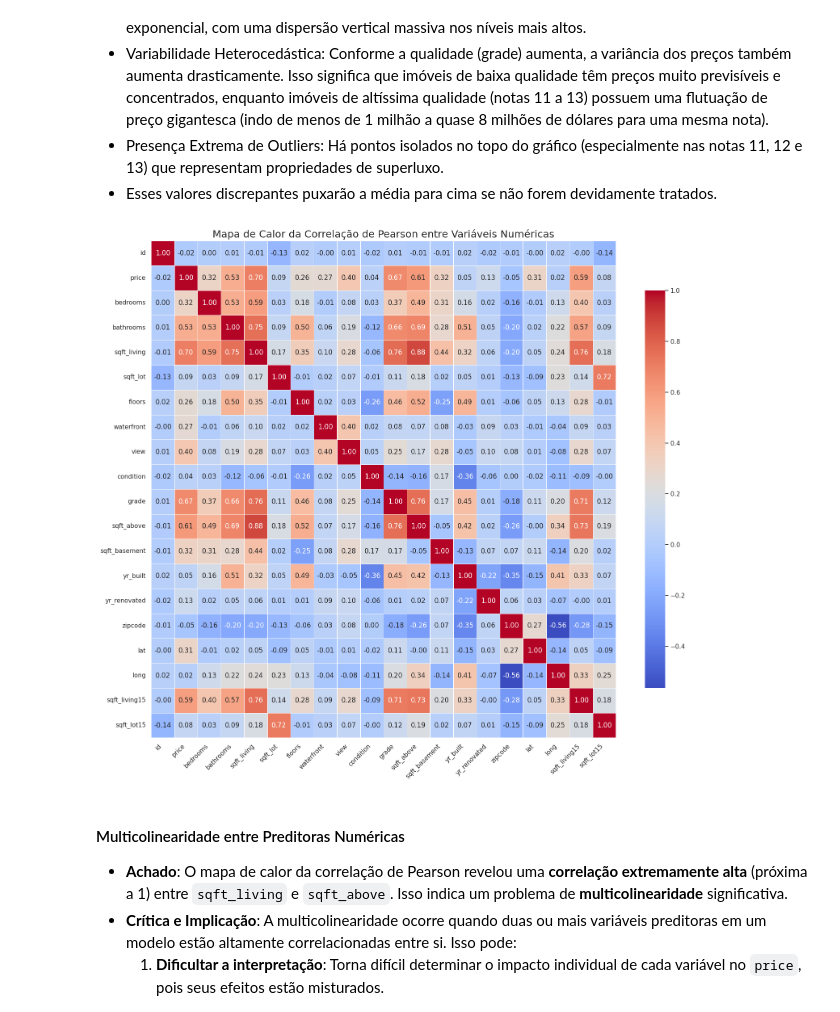
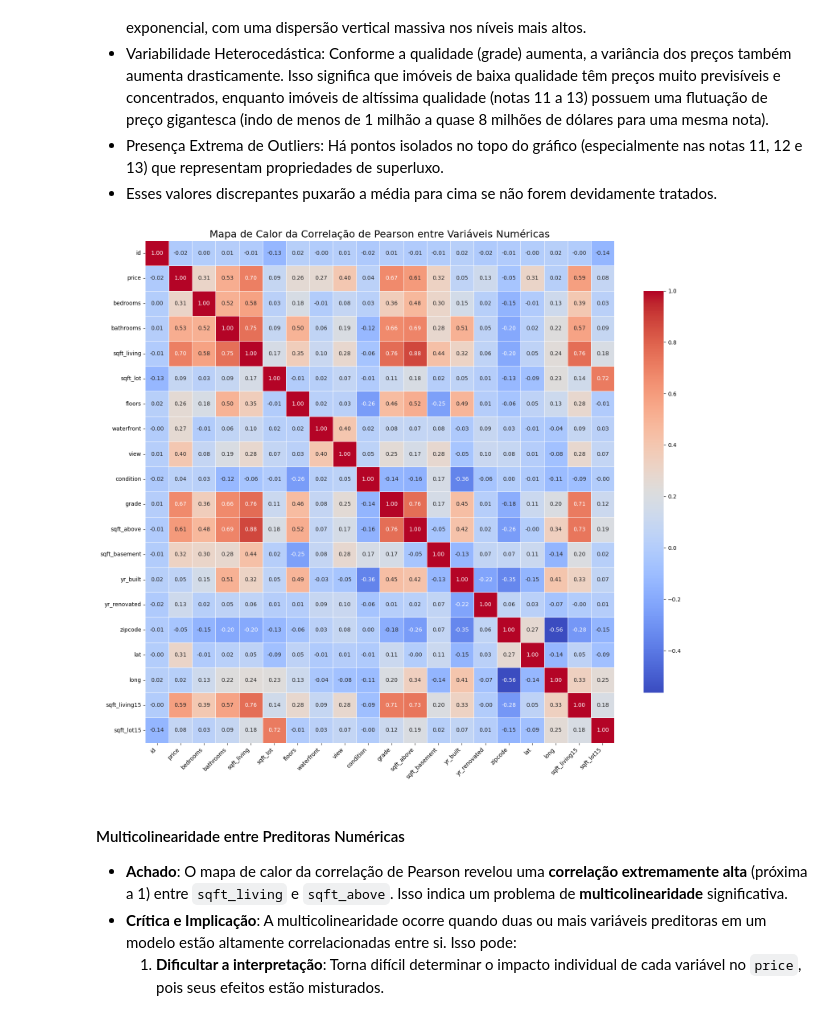
Before and after one commit to paulo-git-hub/Projeto_Final_V1, a Jupyter notebook: notebooks/Projeto_Final_V1.ipynb, the cells around one changed output. Saved outputs shown, nothing was run; the diff lists cells and outputs as text; code cells hidden in the pictures.

```diff
--- a/notebooks/Projeto_Final_V1.ipynb
+++ b/notebooks/Projeto_Final_V1.ipynb
@@ -196,27 +196,27 @@ plt.close(fig)
 # %%
 import matplotlib.pyplot as plt
 import seaborn as sns
 import os
 
 # 4. Mapa de calor da correlação de Pearson entre as variáveis numéricas
 # Identificando multicolinearidade
-numerical_cols = df_limpo.select_dtypes(include=['number']).columns
-correlation_matrix = df_limpo[numerical_cols].corr()
+numerical_cols = df_bruto.select_dtypes(include=['number']).columns
+correlation_matrix = df_bruto[numerical_cols].corr()
 
 fig, ax = plt.subplots(figsize=(16, 14)) # Ajustar tamanho para melhor visualização
 sns.heatmap(correlation_matrix, annot=True, cmap='coolwarm', fmt=".2f", linewidths=.5, ax=ax, cbar_kws={'shrink': 0.8})
 ax.set_title('Mapa de Calor da Correlação de Pearson entre Variáveis Numéricas', fontsize=18)
 plt.xticks(rotation=45, ha='right')
 plt.yticks(rotation=0)
 plt.tight_layout()
 plt.show()
 
 # Salvando a figura
 heatmap_corr_path = os.path.join(BASE_DIR, 'outputs', 'figures', 'correlation_heatmap.png')
 fig.savefig(heatmap_corr_path)
 plt.close(fig)
 # %% [output]
-[figure, old version]
+[figure, new version]
 # %% [markdown]
 #### Multicolinearidade entre Preditoras Numéricas
 
```
Also changed, not shown: parts of 15 cells of this notebook.
